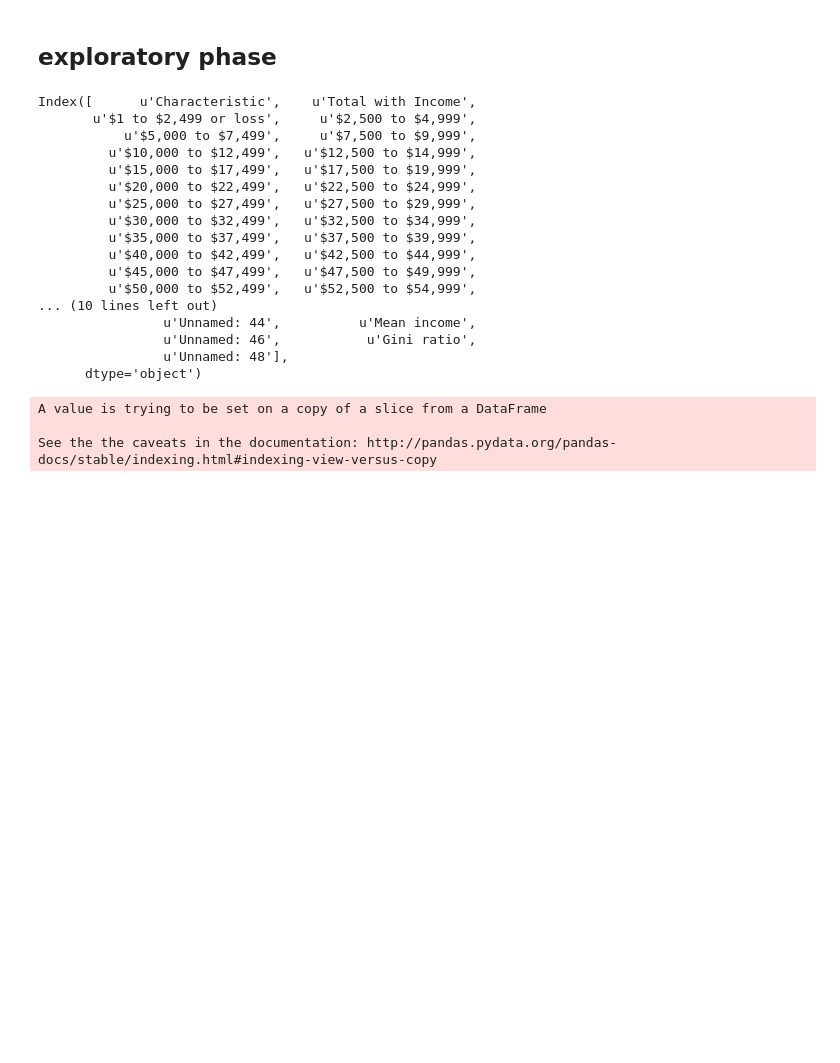
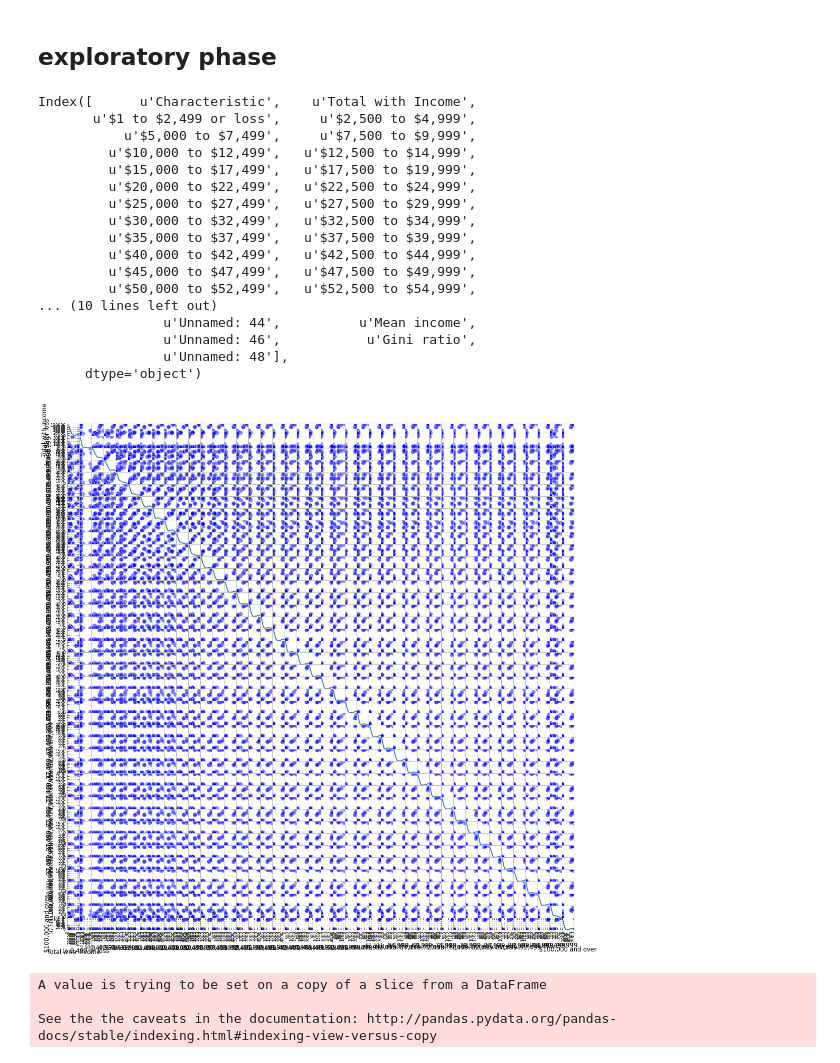
Before and after one commit to jckhang/PUI2015_yz3079, a Jupyter notebook: HW5/assignment2_income_by_gender-instructions.ipynb, the cells around one changed output. Drawn from its saved outputs; the diff is of its cells as text; code cells hidden in the pictures; blank space fills up the shorter version.

```diff
--- a/HW5/assignment2_income_by_gender-instructions.ipynb
+++ b/HW5/assignment2_income_by_gender-instructions.ipynb
@@ -55,30 +55,31 @@ allfemales['asian']=pd.read_excel(url+'/pinc08_3_1_8.xls', header=9)
 # %%
 #lest see what is in the data
 from pandas.tools.plotting import scatter_matrix
 #df_males=pd.DataFrame(allmales, index=[0])
-#scatter_matrix(allmales['all'], figsize=(18,18), s=300, diagonal='kde')
+scatter_matrix(allmales['all'], figsize=(18,18), s=300, diagonal='kde')
 
 #like for the building homework: this fails cause the data is not parsed and formatted propoerly
 #so maybe just print the columns to find out
 print allmales['all'].columns
 # %% [output]
 Index([      u'Characteristic',    u'Total with Income',
        u'$1 to $2,499 or loss',     u'$2,500 to $4,999',
            u'$5,000 to $7,499',     u'$7,500 to $9,999',
          u'$10,000 to $12,499',   u'$12,500 to $14,999',
          u'$15,000 to $17,499',   u'$17,500 to $19,999',
          u'$20,000 to $22,499',   u'$22,500 to $24,999',
          u'$25,000 to $27,499',   u'$27,500 to $29,999',
          u'$30,000 to $32,499',   u'$32,500 to $34,999',
          u'$35,000 to $37,499',   u'$37,500 to $39,999',
          u'$40,000 to $42,499',   u'$42,500 to $44,999',
          u'$45,000 to $47,499',   u'$47,500 to $49,999',
          u'$50,000 to $52,499',   u'$52,500 to $54,999',
 ... (10 lines left out)
                 u'Unnamed: 44',          u'Mean income',
                 u'Unnamed: 46',           u'Gini ratio',
                 u'Unnamed: 48'],
       dtype='object')
+[figure, added]
 # %%
 #Another way to remove non real entries, is to use the np.isreal command,
 #i end up doing it in a for loop, which is ugly.
```
Also changed, not shown: 5 other files.
